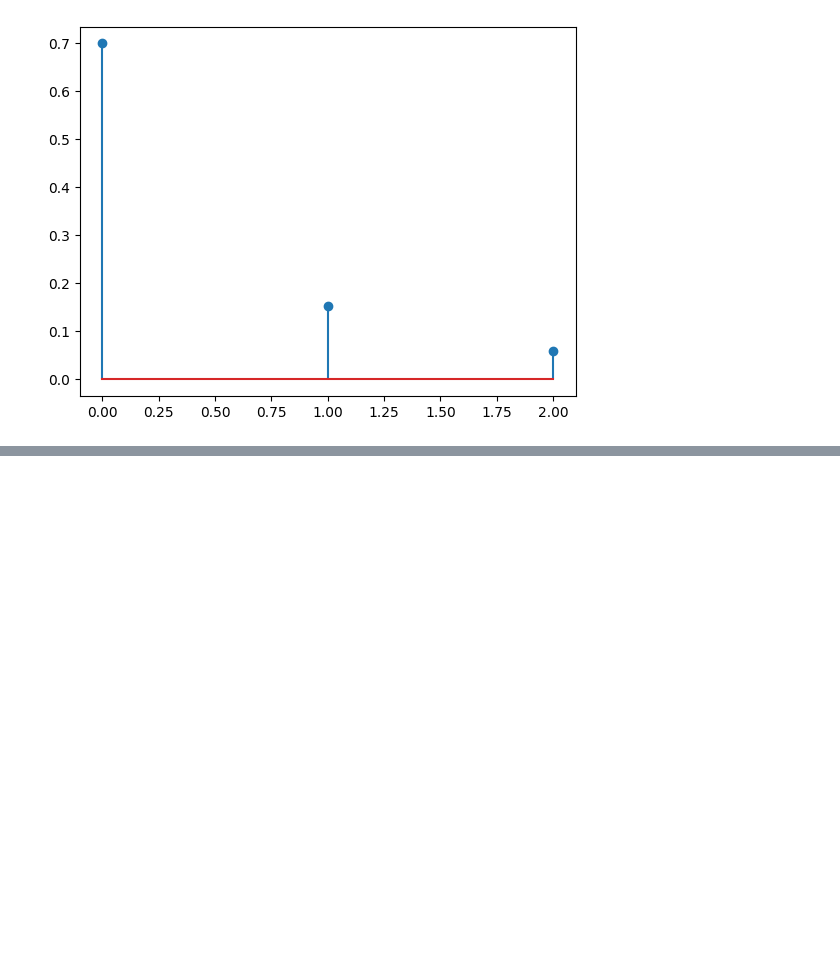
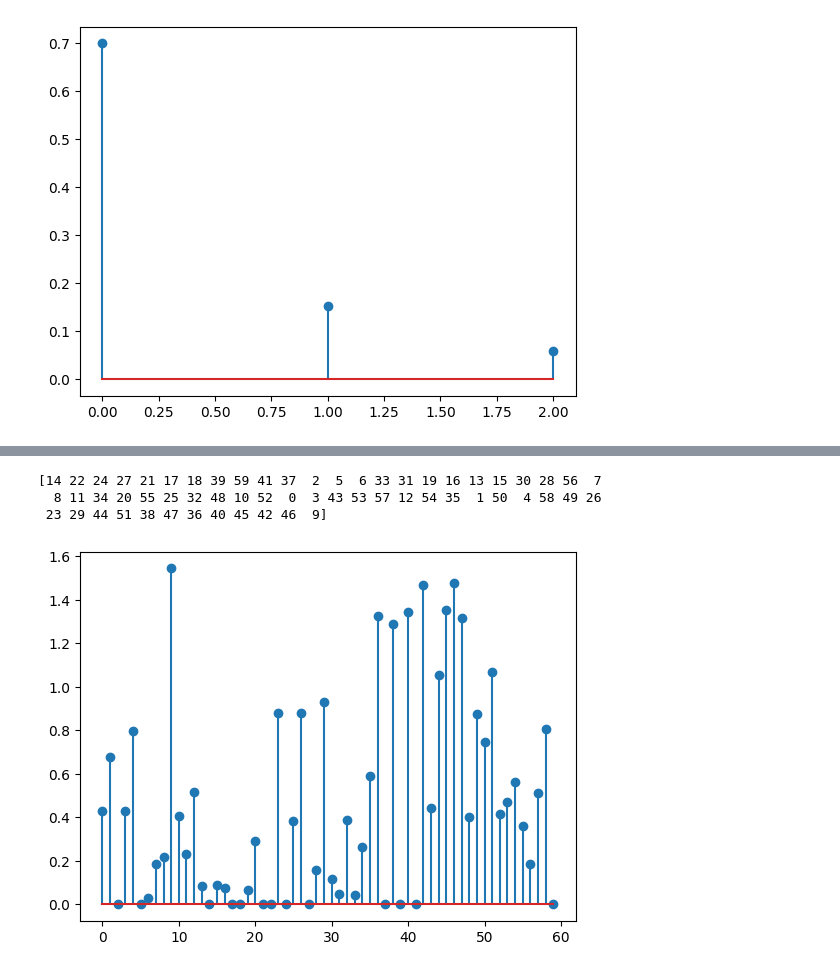
Before and after one commit to adcrry/masif, a Jupyter notebook: data/masif_site/embedding_processor.ipynb, the cells around one changed output, grey strips where cells are left out. Saved outputs shown, nothing was run; the diff lists cells and outputs as text; code cells hidden in the pictures; blank space fills up the shorter version.

```diff
--- a/data/masif_site/embedding_processor.ipynb
+++ b/data/masif_site/embedding_processor.ipynb
@@ -61,0 +76,8 @@ plt.scatter(pred[negative_sites, 0], pred[negative_sites, 1], c='b')
+# %%
+plt.stem(np.std(full_embeddings, axis=0))
+print(np.std(full_embeddings, axis=0).argsort())
+# %% [output]
+[14 22 24 27 21 17 18 39 59 41 37  2  5  6 33 31 19 16 13 15 30 28 56  7
+  8 11 34 20 55 25 32 48 10 52  0  3 43 53 57 12 54 35  1 50  4 58 49 26
+ 23 29 44 51 38 47 36 40 45 42 46  9]
+[figure, added]
```
Also changed, not shown: parts of 9 cells of this notebook, 2 other files.
